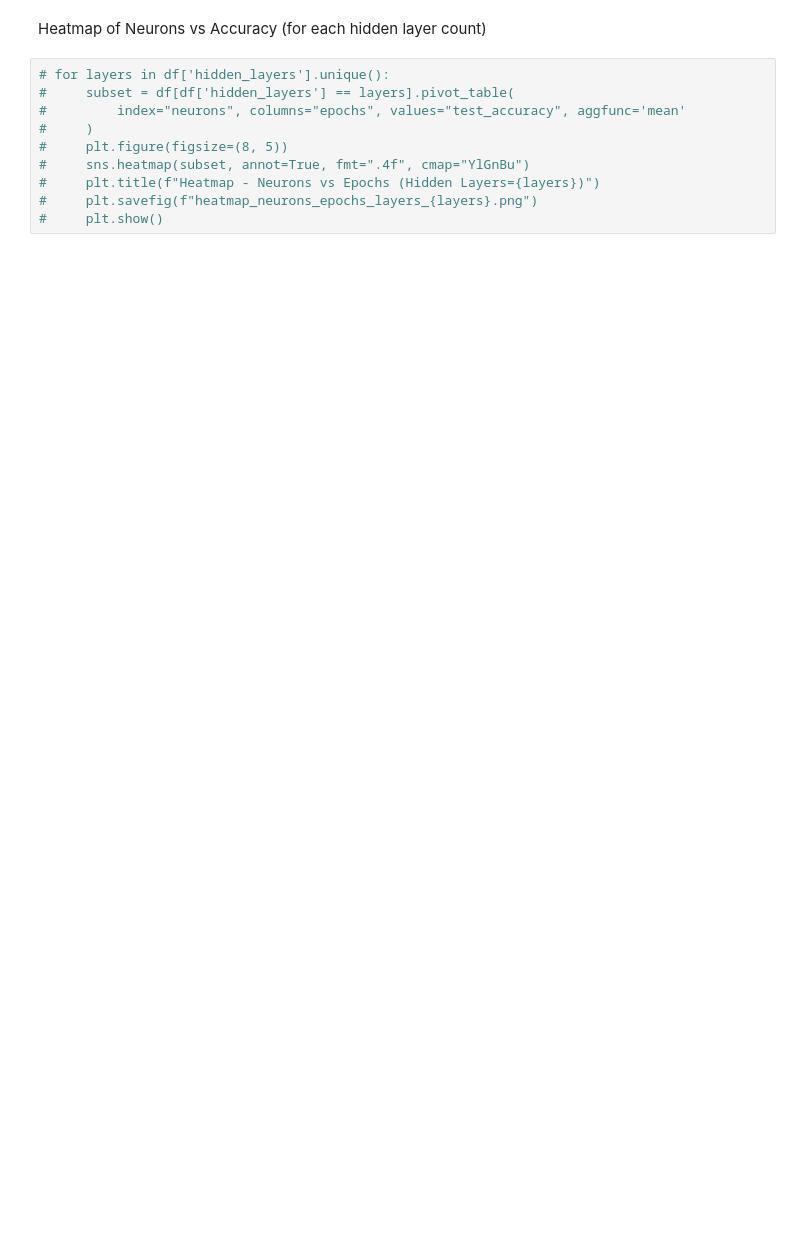
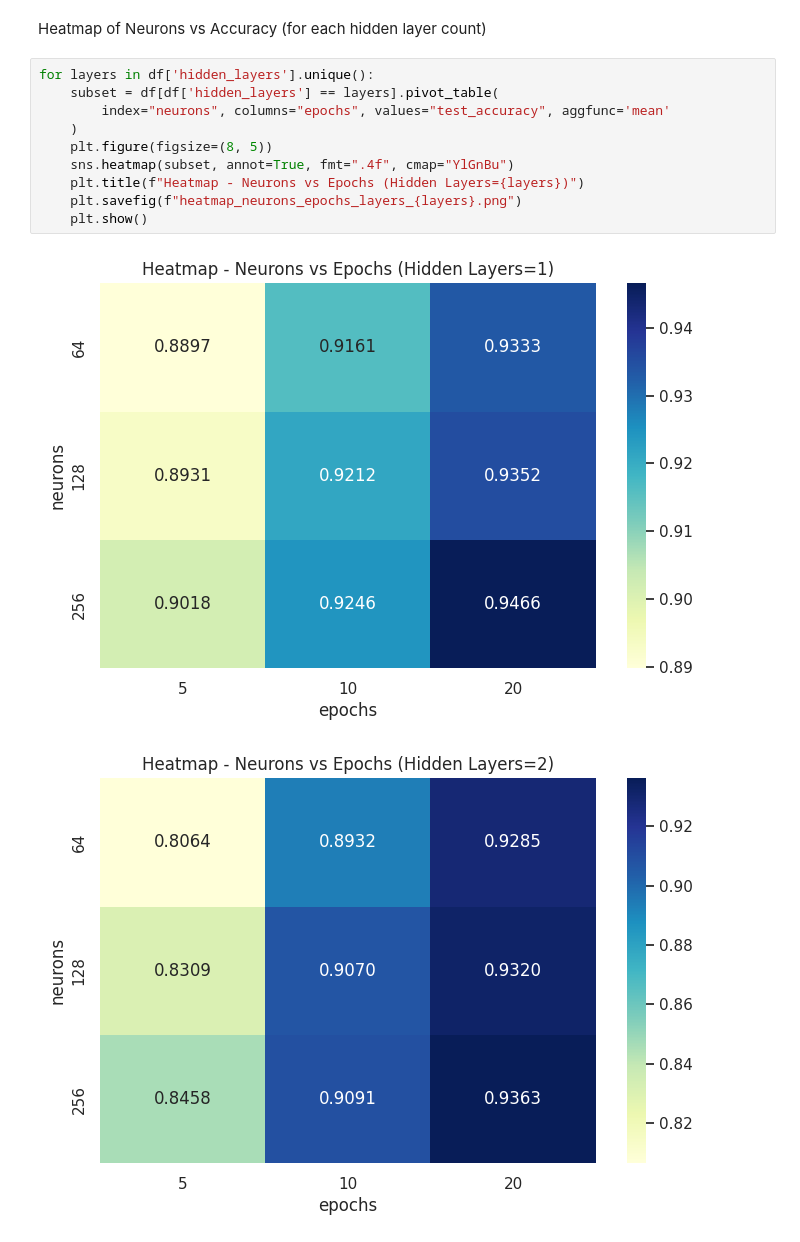
Before and after one commit to manvi-smaran/Handwritten_Digit_Classifier, a Jupyter notebook: Handwritten_Digit_Classifier.ipynb, the cells around one changed output. Saved outputs shown, nothing was run; the diff lists cells and outputs as text; blank space fills up the shorter version.

```diff
--- a/Handwritten_Digit_Classifier.ipynb
+++ b/Handwritten_Digit_Classifier.ipynb
@@ -374,12 +383,15 @@ plt.show()
 # %% [markdown]
 Heatmap of Neurons vs Accuracy (for each hidden layer count)
 # %%
-# for layers in df['hidden_layers'].unique():
-#     subset = df[df['hidden_layers'] == layers].pivot_table(
-#         index="neurons", columns="epochs", values="test_accuracy", aggfunc='mean'
-#     )
-#     plt.figure(figsize=(8, 5))
-#     sns.heatmap(subset, annot=True, fmt=".4f", cmap="YlGnBu")
-#     plt.title(f"Heatmap - Neurons vs Epochs (Hidden Layers={layers})")
-#     plt.savefig(f"heatmap_neurons_epochs_layers_{layers}.png")
-#     plt.show()
+for layers in df['hidden_layers'].unique():
+    subset = df[df['hidden_layers'] == layers].pivot_table(
+        index="neurons", columns="epochs", values="test_accuracy", aggfunc='mean'
+    )
+    plt.figure(figsize=(8, 5))
+    sns.heatmap(subset, annot=True, fmt=".4f", cmap="YlGnBu")
+    plt.title(f"Heatmap - Neurons vs Epochs (Hidden Layers={layers})")
+    plt.savefig(f"heatmap_neurons_epochs_layers_{layers}.png")
+    plt.show()
+# %% [output]
+[figure, added]
+[figure, added]
```
Also changed, not shown: parts of 8 cells of this notebook.
